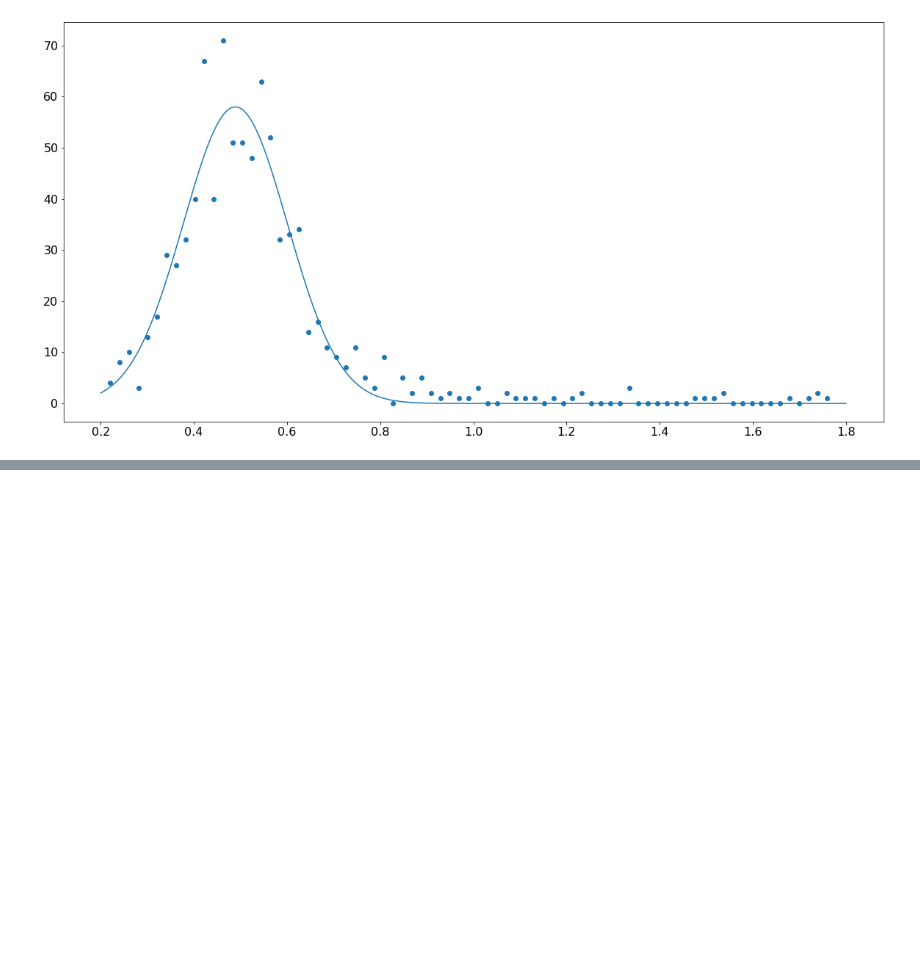
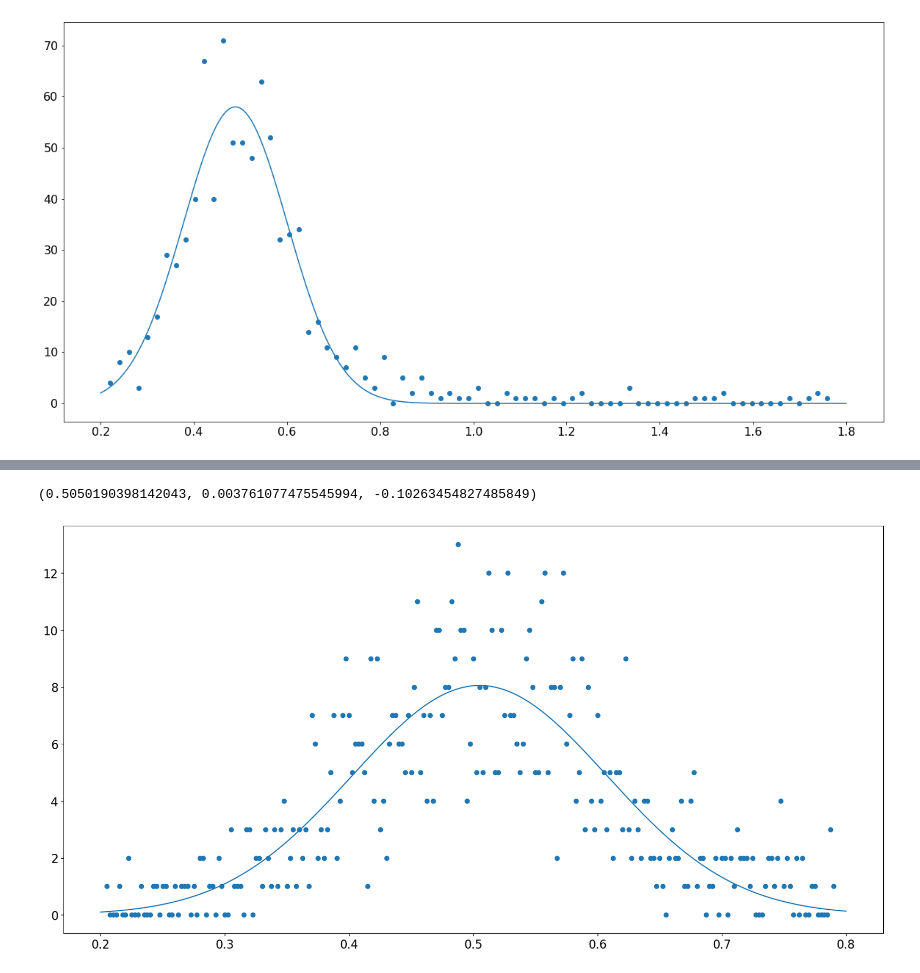
Before and after one commit to NoaVidovic/gaia-sdss, a Jupyter notebook: src/find_k.ipynb, the cells around one changed output, grey strips where cells are left out. Drawn from its saved outputs; the diff is of its cells as text; code cells hidden in the pictures; blank space fills up the shorter version.

```diff
--- a/src/find_k.ipynb
+++ b/src/find_k.ipynb
@@ -439,7 +482,7 @@ mu_fit, var_matrix[1, 1]**.5, sigma_fit
 # %%
 ks_adj = {}
 qs_adj = {}
-for gaia_id in DF[:1000][GAIA_ID_COLNAME]:
+for gaia_id in tqdm(DF[:1000][GAIA_ID_COLNAME]):
     min_k, min_rmse, min_q = 100, 100, 100
     gaia_flux = plot_conv_get_gaia(gaia_id=gaia_id)
     if gaia_flux is None:
@@ -467,2 +528,13 @@ counts_adj, bins_adj, _ = plt.hist([ x for x in ks_adj.values() if x > 0.20251 a
+# %%
+(A_fit, mu_fit, sigma_fit), var_matrix = curve_fit(gaussian, bins_adj[:-1], counts_adj, p0=[1, 0, 1])
+
+xs = np.linspace(0.2, 0.8, 2000)
+plt.figure(figsize=(20, 10))
+plt.scatter(bins_adj[:-1], counts_adj)
+plt.plot(xs, gaussian(xs, A_fit, mu_fit, sigma_fit))
+mu_fit, var_matrix[1, 1]**.5, sigma_fit
+# %% [output]
+(0.5050190398142043, 0.003761077475545994, -0.10263454827485849)
+[figure, added]
 # %%
 bins_adj
```
Also changed, not shown: parts of 15 cells of this notebook, 1 other file.
